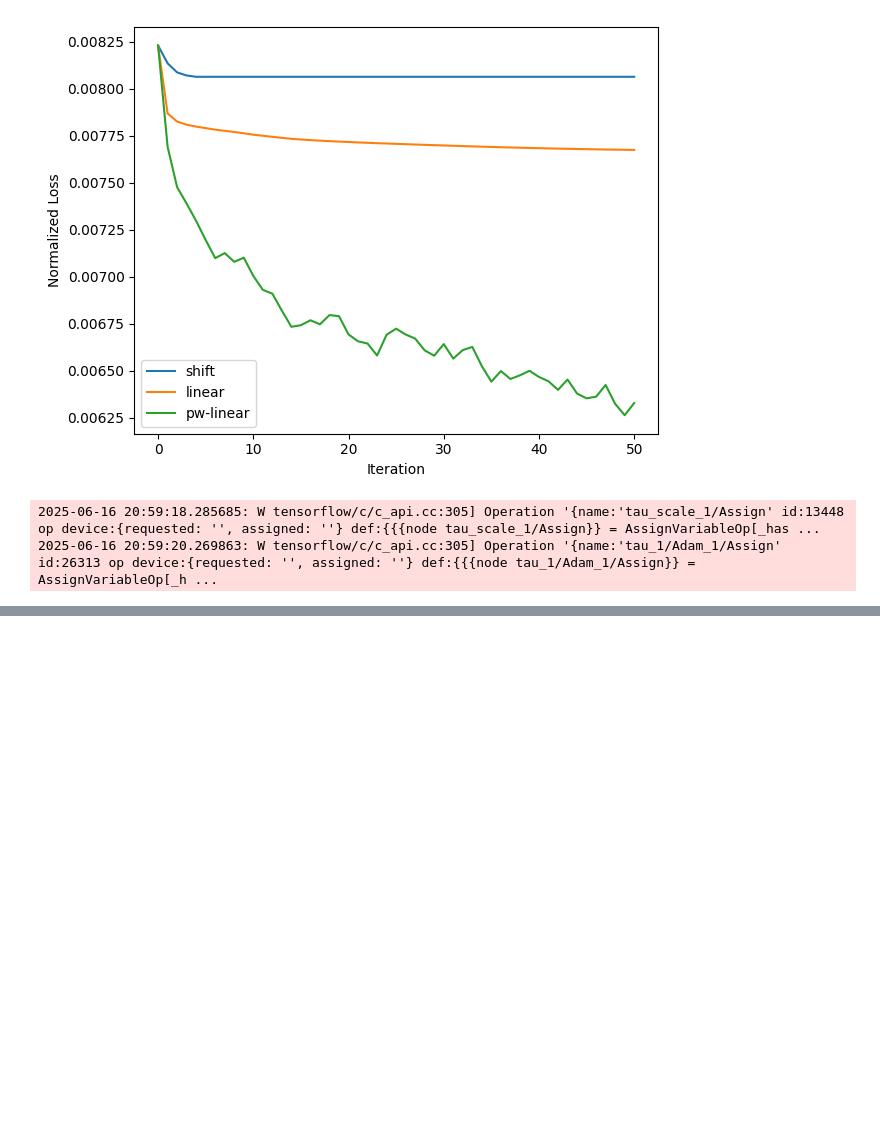
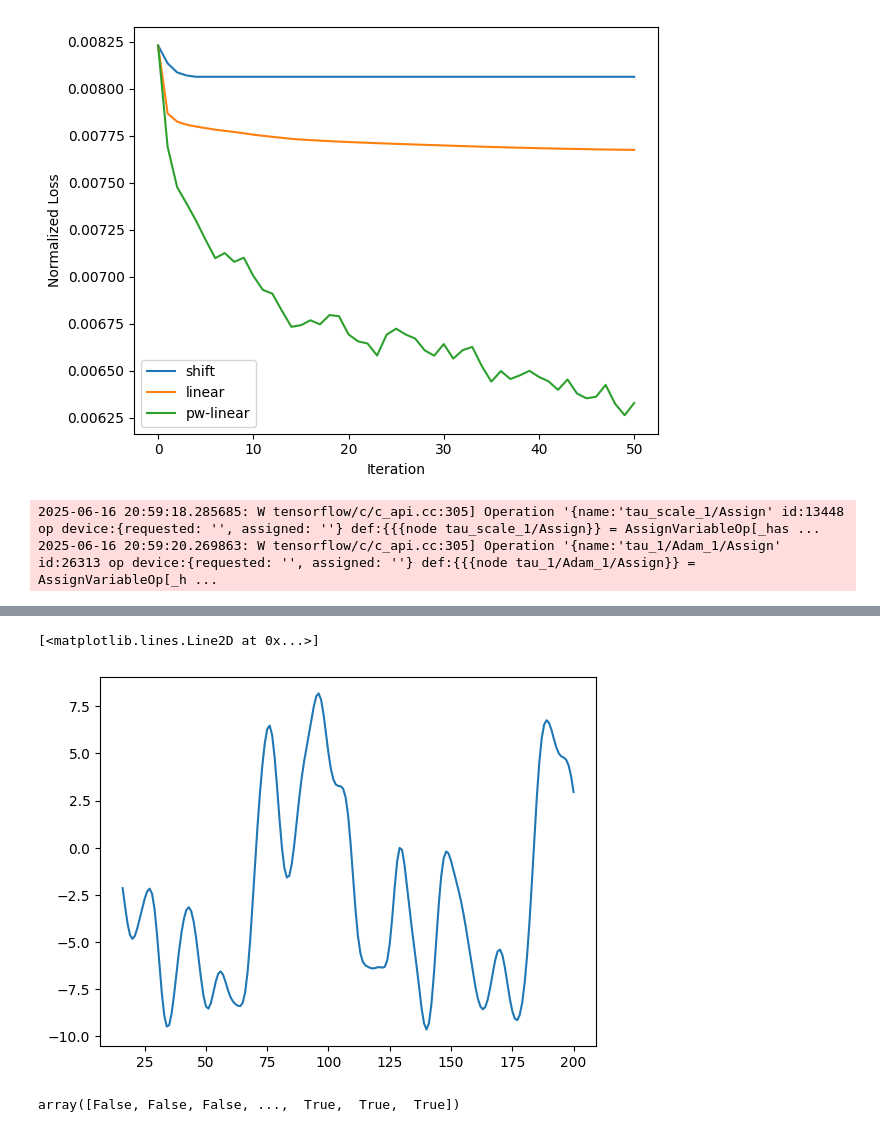
Before and after one commit to smacpher/handwritingBCIRepro, a Jupyter notebook: data.ipynb, the cells around one changed output, grey strips where cells are left out. Cells and saved outputs as stored; diff of their text form; code cells hidden in the pictures; blank space fills up the shorter version.

```diff
--- a/data.ipynb
+++ b/data.ipynb
@@ -598,0 +782,12 @@ smoothed_aligned_data = scipy.ndimage.filters.gaussian_filter1d(estimated_aligne
+# %%
+# plot the activity of the 100th electrode on the 0th trial
+# note that there are nan's on both ends of the time range which
+# tells me that the signal was squished
+plt.plot(letters_to_warped_activity_cubes["d"][0, :, 100])
+# %% [output]
+[<matplotlib.lines.Line2D at 0x...>]
+[figure, added]
+# %%
+np.isnan(combined_warped_avg_activity).any(axis=1)
+# %% [output]
+array([False, False, False, ...,  True,  True,  True])
```
Also changed, not shown: parts of 17 cells of this notebook, 2 other files.
